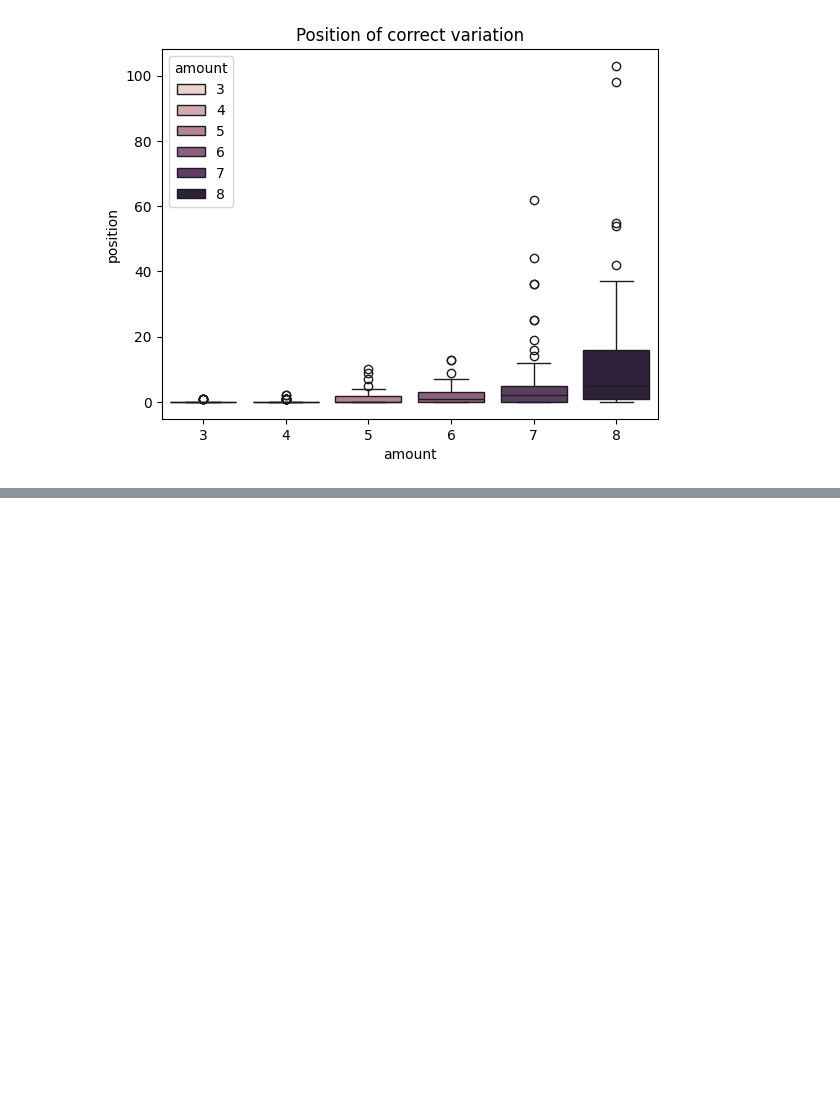
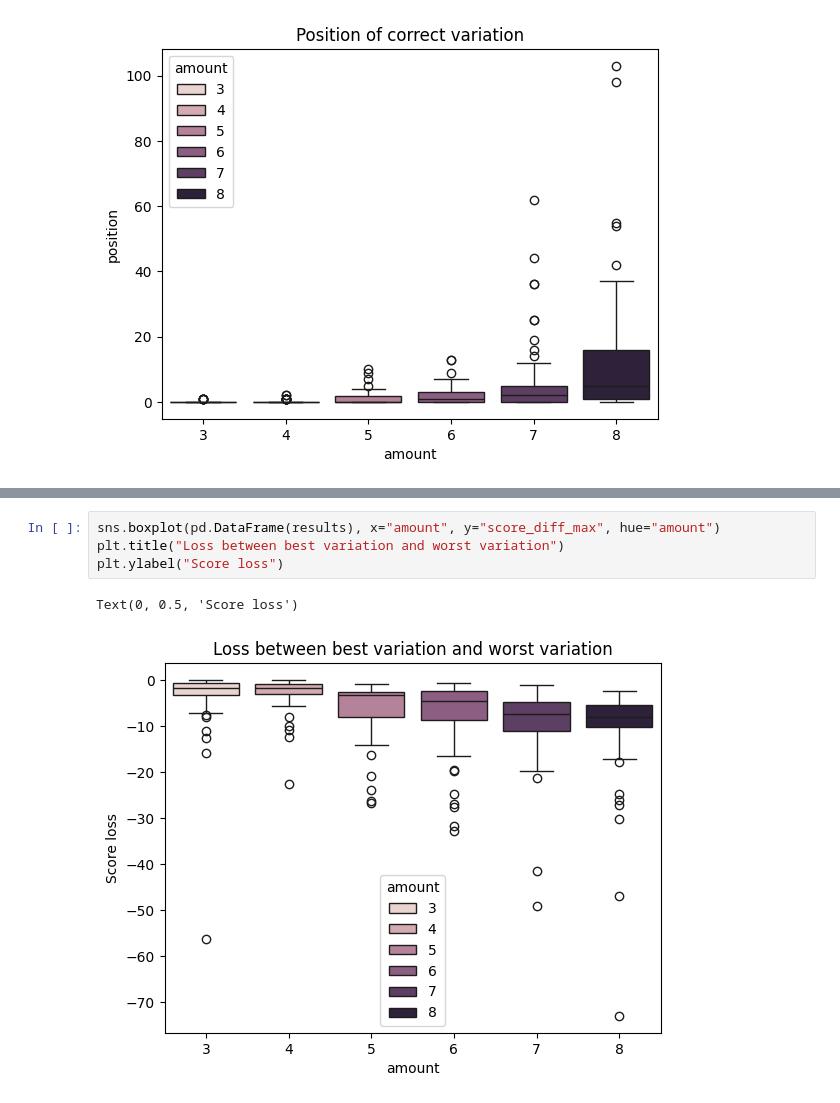
Before and after one commit to romangoempire/goban-watcher, a Jupyter notebook: notebooks/2_katago_analysis.ipynb, the cells around one changed output, grey strips where cells are left out. Drawn from its saved outputs; the diff is of its cells as text; blank space fills up the shorter version.

```diff
--- a/notebooks/2_katago_analysis.ipynb
+++ b/notebooks/2_katago_analysis.ipynb
@@ -251,0 +259,7 @@ sns.boxplot(pd.DataFrame(results), x="amount", y="score_diff_0")
+# %%
+sns.boxplot(pd.DataFrame(results), x="amount", y="score_diff_max", hue="amount")
+plt.title("Loss between best variation and worst variation")
+plt.ylabel("Score loss")
+# %% [output]
+Text(0, 0.5, 'Score loss')
+[figure, added]
```
Also changed, not shown: parts of 3 cells of this notebook, 5 other files.
